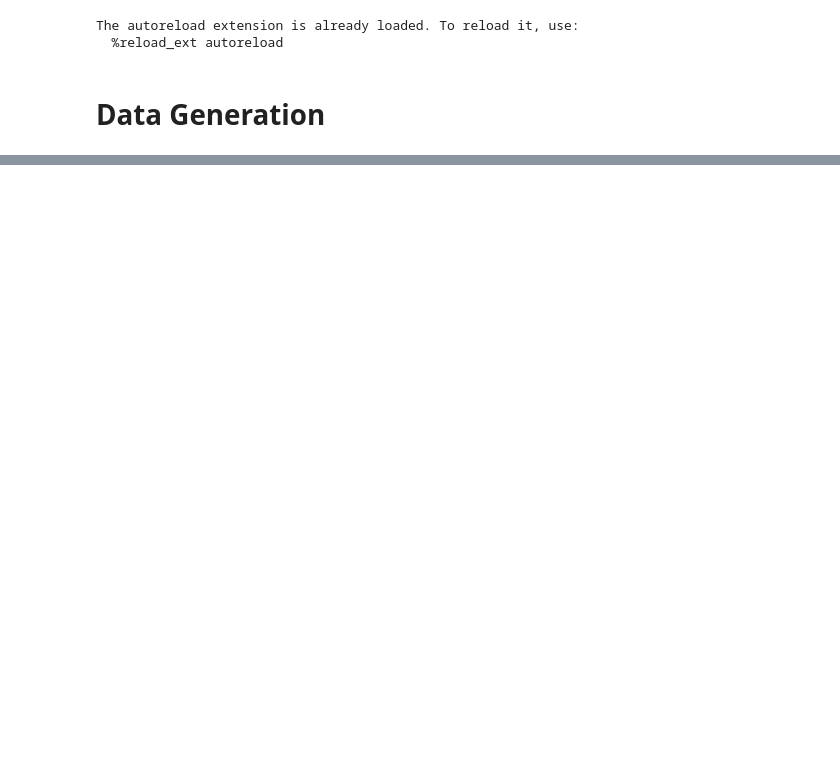
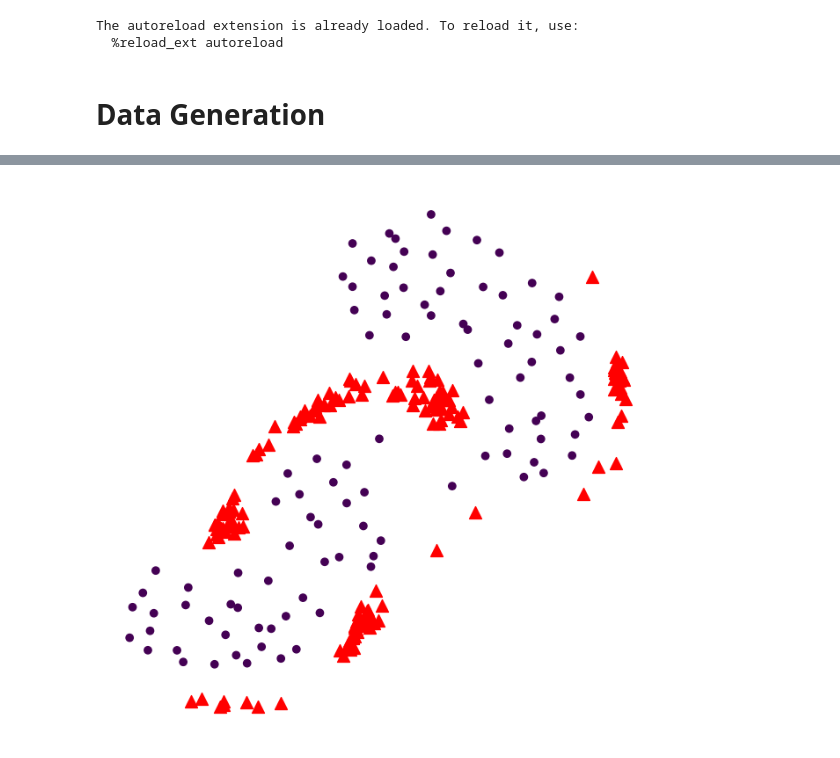
Before and after one commit to Kvan0005/BIO-INFO-2025, a Jupyter notebook: src/PART0_generate_figures.ipynb, the cells around one changed output, grey strips where cells are left out. Saved outputs shown, nothing was run; the diff lists cells and outputs as text; code cells hidden in the pictures; blank space fills up the shorter version.

```diff
--- a/src/PART0_generate_figures.ipynb
+++ b/src/PART0_generate_figures.ipynb
@@ -128,0 +230,19 @@ for i in range(len(feature_names)):
+# %%
+npy_real = np.load('data/real_data_scores.npy')
+real_embs = []
+for i in range(len(npy_real)):
+    tmp_real = scaler.transform(npy_real[i,:].reshape(1, -1))
+    d2_real_embedding = tmp_reducer.transform(tmp_real.reshape(1, -1))
+    real_embs.append(d2_real_embedding)
+
+np_real_emb = np.array(real_embs)
+np_real_emb = np_real_emb.reshape((len(real_embs),2))
+
+plt.figure(figsize=(8,8))
+assert isinstance(embedding, np.ndarray) # check for embedding type warning
+plt.scatter(embedding[:,0],embedding[:,1], c = p, alpha = 1)
+plt.scatter(np_real_emb[:,0],np_real_emb[:,1], c = 'r', s = 100,  marker="^")
+plt.axis('off')
+plt.show()
+# %% [output]
+[figure, added]
```
Also changed, not shown: parts of 8 cells of this notebook, 3 other files.
